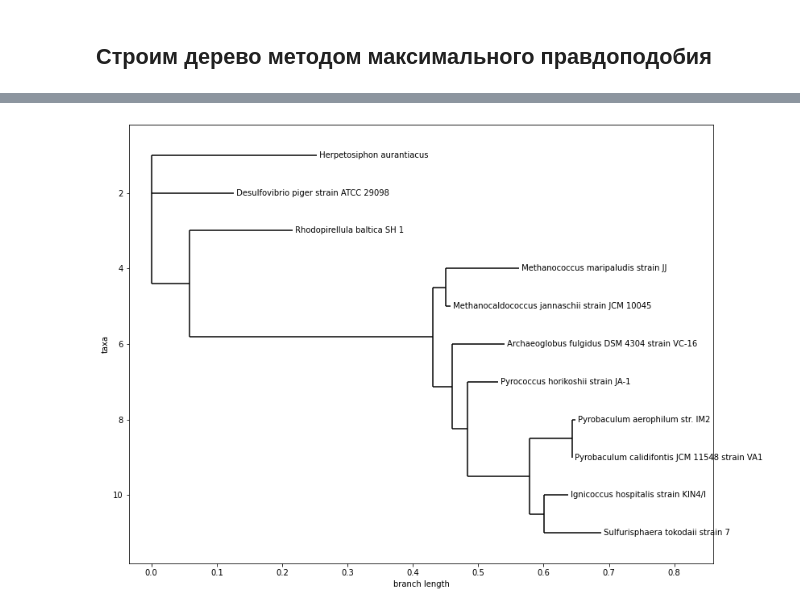
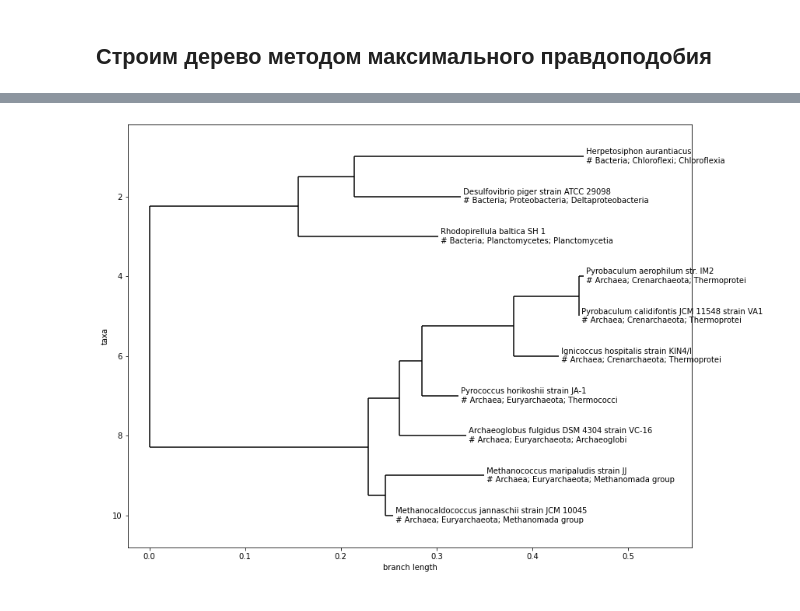
Before and after one commit to denis240997/Bacteria_phylo, a Jupyter notebook: Bacteria_phylo.ipynb, the cells around one changed output, grey strips where cells are left out. Saved outputs shown, nothing was run; the diff lists cells and outputs as text; code cells hidden in the pictures.

```diff
--- a/Bacteria_phylo.ipynb
+++ b/Bacteria_phylo.ipynb
@@ -17,10 +17,9 @@ Entrez.email = "khamitov.dr15@physics.msu.ru" # Исправить на свой
 # %% [markdown]
 Перечисляем названия организмов и штаммы, для которых хотим строить дерево (штамм можно не указывать)
 # %%
+# Археи
 organisms = [ # (organism, strain)
     ('Archaeoglobus fulgidus', 'VC-16'),
-    ('Desulfovibrio piger', 'ATCC 29098'),
-    ('Herpetosiphon aurantiacus', None),
     ('Ignicoccus hospitalis', 'KIN4/I'),
     ('Methanocaldococcus jannaschii', 'JCM 10045'),
     ('Methanococcus maripaludis', 'JJ'),
@@ -28,9 +27,15 @@ organisms = [ # (organism, strain)
     ('Pyrobaculum aerophilum', 'IM2'),
     ('Pyrobaculum calidifontis', 'VA1'),
     ('Pyrococcus horikoshii', 'JA-1'),
-    ('Rhodopirellula baltica', 'SH 1'),
     ('Sulfolobus tokodaii', '7'),
 ]
+
+# Бактерии
+outgroup = [
+    ('Desulfovibrio piger', 'ATCC 29098'),
+    ('Herpetosiphon aurantiacus', ''),
+    ('Rhodopirellula baltica', 'SH 1'),
+]
 # %% [markdown]
 ## Получение данных из RefSeq
 # %%
@@ -45,8 +50,10 @@ BLOCKS_FILENAME = '16S_sequences_blocks.phylip'
 ML_TREE_NAME = 'Bacteria_MLTree.newick'
 # %%
 full_names = {} # словарь с полными именами
+taxonomy = {} # словарь с таксономией
+
 with open(RAW_SEQ_FILENAME, 'w') as output_handle:
-    for organism, strain in organisms:
+    for organism, strain in organisms + outgroup:
 
         # Запрос к базе данных
         query = f'"{organism}"[Organism]'
@@ -61,7 +68,7 @@ with open(RAW_SEQ_FILENAME, 'w') as output_handle:
 
         # Проверка на то, нашлось ли что-либо по запросу
         if int(record["Count"]) == 0:
-            print(f'Warning! No items found for {organism} {strain}\n')
+            print(f'!!!\nWarning! No items found for {organism} {strain}\n')
             continue
 
         # Выбираем самый свежий результат и получаем последовательность
@@ -71,6 +78,18 @@ with open(RAW_SEQ_FILENAME, 'w') as output_handle:
                                rettype="fasta")
         seq = SeqIO.read(handle, format='fasta')
 
+        # Проверка на соответствие результата запросу
+        if not (re.search(organism, seq.description) and re.search(strain, seq.description)):
+            print(f'!!!\nWarning! For "{organism} {strain}" was find just\n  {seq.description}\n')
+            continue
+
+        # Для верификации результата получим таксономические данные
+        handle = Entrez.efetch(db='nucleotide',
+                               id=seq_id,
+                               rettype="gb",
+                               retmode='xml')
+        taxonomy[seq.id] = Entrez.read(handle)[0]['GBSeq_taxonomy']
+
         # В ходе обработки будем использовать короткие имена
         full_names[seq.id] = seq.description
         print(f'For        "{organism} {strain}" was retrieved:\n{seq.description}\n')
@@ -179,25 +198,30 @@ os.rename(f'{BLOCKS_FILENAME}_phyml_tree.txt', ML_TREE_NAME)
  Systematic Biology. 2003. 52(5):696-704.
  oooooooooooooooooooooooooooooooooooooooooooooooooooooooooooooooooooooooooooooooooooooooooooooooo
 # %%
-# Функция, возвращающая полные названия для узлов
+# Функция, возвращающая полные названия и таксоны для узлов
 def label_func(node):
     key = str(node)
     if key in full_names:
         label = full_names[key]
-        return re.match(r'.+? (.+?) 16S', label).groups()[0]
+        short_label = re.match(r'.+? (.+?) 16S', label).groups()[0]
+        taxa3 = re.match(r'(.+?;.+?;.+?);', taxonomy[key]).groups()[0]
+        return f'{short_label}\n # {taxa3}'
     return ''
 
 
 # Считываем полученное дерево
 tree = Phylo.read(ML_TREE_NAME, 'newick')
-tree.ladderize()  # Flip branches so deeper clades are displayed at top
+
+# Укореняем
+tree.root_at_midpoint()
 
 # Строим полученное дерево
 fig, ax = plt.subplots(figsize=(13,10))
+# ax.set_xlim(-0.02, 1)
 Phylo.draw(tree,
            label_func=label_func,
            branch_labels=lambda x: '',
            axes=ax,
           )
 # %% [output]
-[figure, old version]
+[figure, new version]
```
Also changed, not shown: parts of 4 cells of this notebook, 5 other files.
